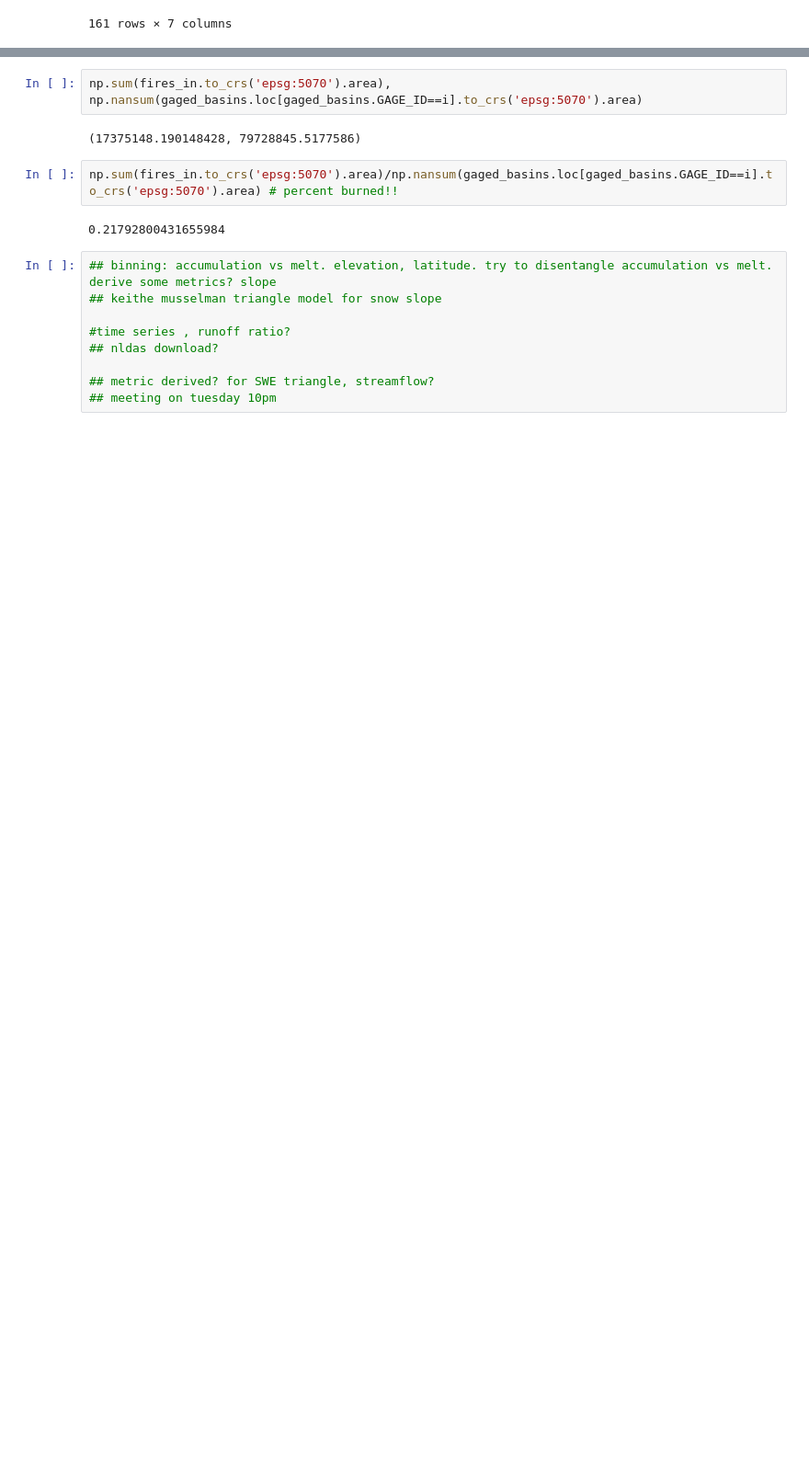
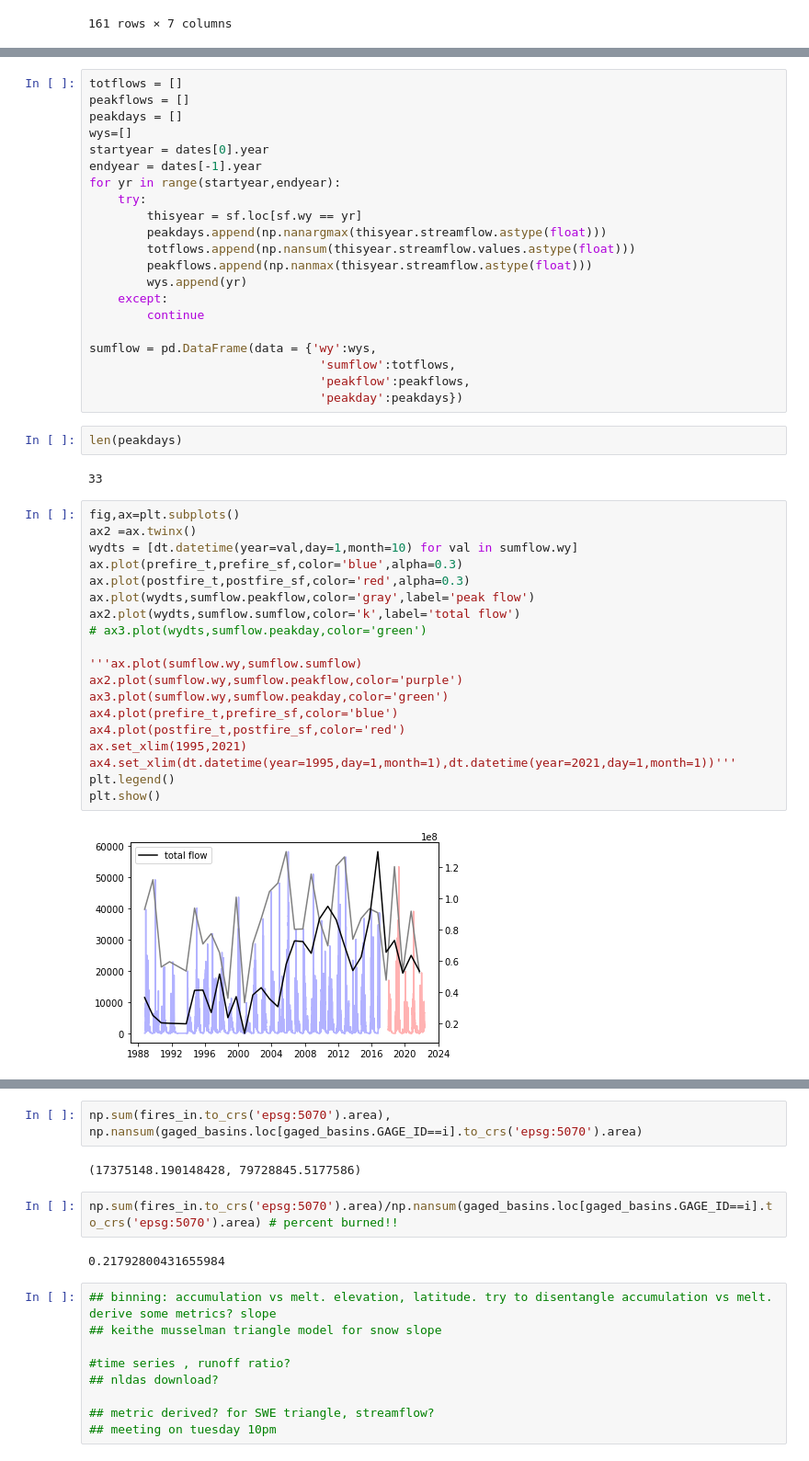
Before and after one commit to mariannecowherd/snow_fires, a Jupyter notebook: scripts/seasonal_snow_zone.ipynb, the cells around one changed output, grey strips where cells are left out. Shown at 92% size. Drawn from its saved outputs; the diff is of its cells as text; blank space fills up the shorter version.

```diff
--- a/scripts/seasonal_snow_zone.ipynb
+++ b/scripts/seasonal_snow_zone.ipynb
@@ -219,0 +323,46 @@ with open(datadir + 'burn_snow_history.pickle', 'wb') as handle:
+# %%
+totflows = []
+peakflows = []
+peakdays = []
+wys=[]
+startyear = dates[0].year
+endyear = dates[-1].year
+for yr in range(startyear,endyear):
+    try:
+        thisyear = sf.loc[sf.wy == yr]
+        peakdays.append(np.nanargmax(thisyear.streamflow.astype(float)))
+        totflows.append(np.nansum(thisyear.streamflow.values.astype(float)))
+        peakflows.append(np.nanmax(thisyear.streamflow.astype(float)))
+        wys.append(yr)
+    except:
+        continue
+
+sumflow = pd.DataFrame(data = {'wy':wys,
+                                'sumflow':totflows,
+                                'peakflow':peakflows,
+                                'peakday':peakdays})
+# %%
+len(peakdays)
+# %% [output]
+33
+# %%
+fig,ax=plt.subplots()
+ax2 =ax.twinx()
+wydts = [dt.datetime(year=val,day=1,month=10) for val in sumflow.wy]
+ax.plot(prefire_t,prefire_sf,color='blue',alpha=0.3)
+ax.plot(postfire_t,postfire_sf,color='red',alpha=0.3)
+ax.plot(wydts,sumflow.peakflow,color='gray',label='peak flow')
+ax2.plot(wydts,sumflow.sumflow,color='k',label='total flow')
+# ax3.plot(wydts,sumflow.peakday,color='green')
+
+'''ax.plot(sumflow.wy,sumflow.sumflow)
+ax2.plot(sumflow.wy,sumflow.peakflow,color='purple')
+ax3.plot(sumflow.wy,sumflow.peakday,color='green')
+ax4.plot(prefire_t,prefire_sf,color='blue')
+ax4.plot(postfire_t,postfire_sf,color='red')
+ax.set_xlim(1995,2021)
+ax4.set_xlim(dt.datetime(year=1995,day=1,month=1),dt.datetime(year=2021,day=1,month=1))'''
+plt.legend()
+plt.show()
+# %% [output]
+[figure, added]
```
Also changed, not shown: parts of 19 cells of this notebook, 16 other files.
